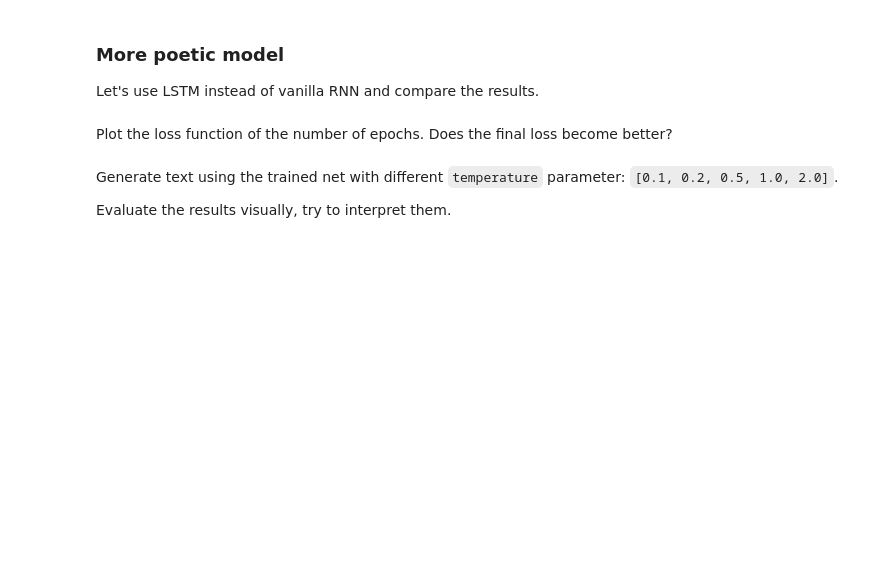
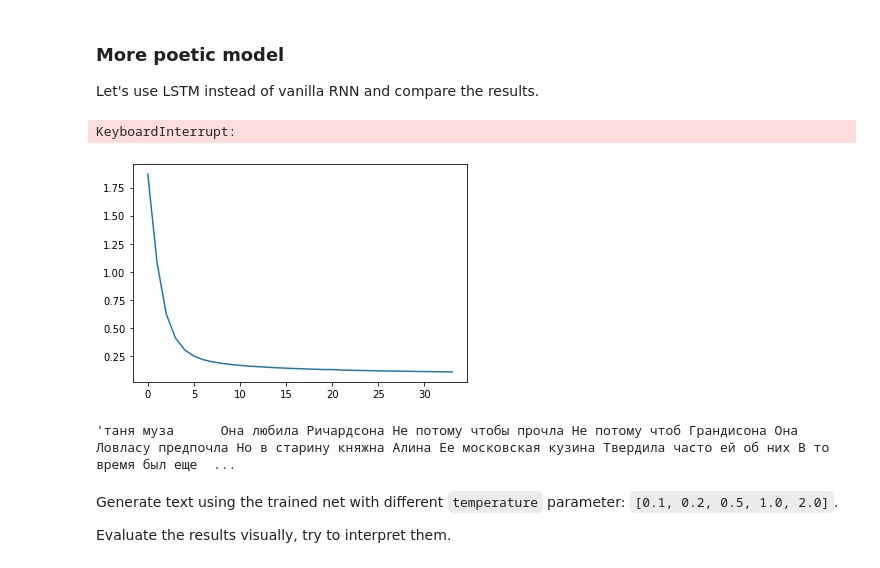
Before and after one commit to Ilyua/made_nlp_course, a Jupyter notebook: homeworks/Lab01_Poetry_generation/Lab01_Poetry_generation.ipynb, the cells around one changed output. Drawn from its saved outputs; the diff is of its cells as text; code cells hidden in the pictures; blank space fills up the shorter version.

```diff
--- a/homeworks/Lab01_Poetry_generation/Lab01_Poetry_generation.ipynb
+++ b/homeworks/Lab01_Poetry_generation/Lab01_Poetry_generation.ipynb
@@ -276,5 +266,3 @@ a
 ### More poetic model
 
 Let's use LSTM instead of vanilla RNN and compare the results.
-# %% [markdown]
-Plot the loss function of the number of epochs. Does the final loss become better?
@@ -283,55 +269,62 @@ Plot the loss function of the number of epochs. Does the final loss become bette
 # %%
 class MyModel(nn.Module):
-    def __init__(self, num_tokens=len(idx_to_token), emb_size=16, rnn_num_units=64):
+    def __init__(self, num_tokens=len(idx_to_token), emb_size=100, rnn_num_units=300):
         super(self.__class__, self).__init__()
         self.emb = nn.Embedding(num_tokens, emb_size)
         self.rnn = nn.LSTM(emb_size, rnn_num_units)
         self.hid_to_logits = nn.Linear(rnn_num_units, num_tokens)
 
     def forward(self, x,hidden=None):
+        out =self.emb(x)
+        out, hid = self.rnn(out,hidden)
+        out = self.hid_to_logits(out)
 
-        h_seq, hid = self.rnn(self.emb(x),hidden)
-        next_logits = self.hid_to_logits(h_seq)
-        next_logp = F.log_softmax(next_logits, dim=-1)
-        return next_logp,hid
+        return out,hid
 # %%
 model = MyModel()
 opt = torch.optim.Adam(model.parameters())
-criterion = nn.NLLLoss()
+criterion = nn.CrossEntropyLoss()
 history = []
-EPOCHS=1000
+EPOCHS=200
 # %%
 writer = SummaryWriter()
 # %%
 model.to(device)
 model.train()
 for i in tqdm(range(EPOCHS)):
-  loss_sum=0
-  for x,y in dataloader:
+    model.train()
+    loss_sum=0
+    for x,y in dataloader:
 
-      x = x.permute(1,0)
-      x=x.to(device)
-      y=y.to(device)
+        x = x.permute(1,0)
+        x=x.to(device)
+        y=y.to(device)
 
-      answer,hidden = model(x,None)
-      answer=answer.permute(1,2,0)
+        answer,hidden = model(x,None)
+        answer=answer.permute(1,2,0)
 
-      loss = criterion(answer,y)
+        loss = criterion(answer,y)
 
-      loss.backward()
+        loss.backward()
 
-      opt.step()
-      opt.zero_grad()
-      loss_sum+=loss.cpu().data.numpy()
-  mean_loss = loss_sum/len(dataloader)
-  history.append(mean_loss)
+        opt.step()
+        opt.zero_grad()
+        loss_sum+=loss.cpu().data.numpy()
+    mean_loss = loss_sum/len(dataloader)
+    history.append(mean_loss)
 
-  writer.add_scalar("train loss", mean_loss, i)
-  writer.add_text( 'Generated sample',"This is text {}".format(generate_sample(model,max_length=64, temperature=0.5,seed_phrase=' давид')), global_step=i)
-  model.train()
-
-
-# assert np.mean(history[:10]) > np.mean(history[-10:]), "RNN didn't converge."
+    writer.add_scalar("train loss", mean_loss, i)
+    writer.add_text( 'Generated sample',"This is text {}".format(generate_sample(model,max_length=64, temperature=0.5,seed_phrase=' давид')), global_step=i)
+# %% [output]
+KeyboardInterrupt:
+# %%
+plt.plot([i for i in range(len(history))],history);
+# %% [output]
+[figure, added]
+# %%
+generate_sample(model,max_length=400, temperature=0.1,seed_phrase='таня ')
+# %% [output]
+'таня муза      Она любила Ричардсона Не потому чтобы прочла Не потому чтоб Грандисона Она Ловласу предпочла Но в старину княжна Алина Ее московская кузина Твердила часто ей об них В то время был еще  ...
 # %% [markdown]
 Generate text using the trained net with different `temperature` parameter: `[0.1, 0.2, 0.5, 1.0, 2.0]`.
 
```
Also changed, not shown: parts of 28 cells of this notebook, 23 other files.
